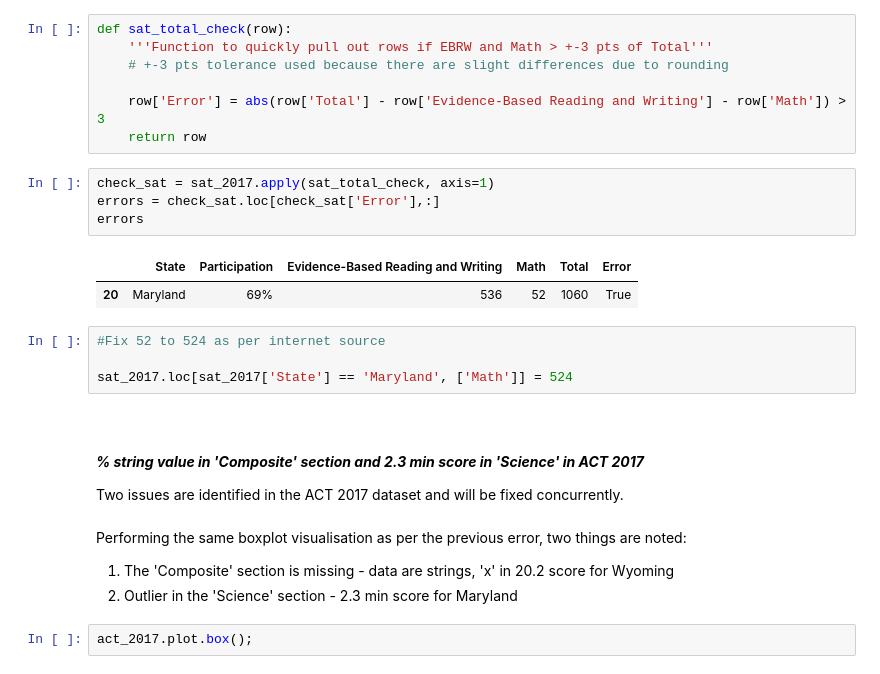
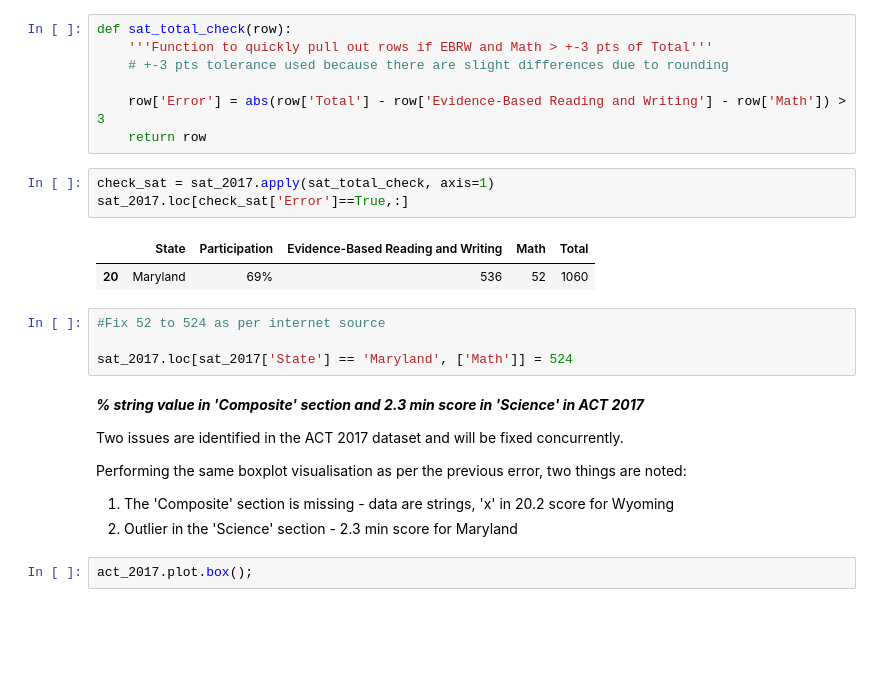
Before and after one commit to benpoh90/Projects, a Jupyter notebook: project_1/code/ben_poh_project_1.ipynb, the cells around one changed output. Cells and saved outputs as stored; diff of their text form; blank space fills up the shorter version.

```diff
--- a/project_1/code/ben_poh_project_1.ipynb
+++ b/project_1/code/ben_poh_project_1.ipynb
@@ -276,26 +265,23 @@ def sat_total_check(row):
     return row
 # %%
 check_sat = sat_2017.apply(sat_total_check, axis=1)
-errors = check_sat.loc[check_sat['Error'],:]
-errors
+sat_2017.loc[check_sat['Error']==True,:]
 # %% [output]
-|  | State | Participation | Evidence-Based Reading and Writing | Math | Total | Error |
-| 20 | Maryland | 69% | 536 | 52 | 1060 | True |
+|  | State | Participation | Evidence-Based Reading and Writing | Math | Total |
+| 20 | Maryland | 69% | 536 | 52 | 1060 |
 # %%
 #Fix 52 to 524 as per internet source
 
 sat_2017.loc[sat_2017['State'] == 'Maryland', ['Math']] = 524
-# %% [markdown]
-<br>
 # %% [markdown]
-
 ***% string value in 'Composite' section and 2.3 min score in 'Science' in ACT 2017***
 
 Two issues are identified in the ACT 2017 dataset and will be fixed concurrently.
+
+
+Performing the same boxplot visualisation as per the previous error, two things are noted:
+1. The 'Composite' section is missing - data are strings, 'x' in 20.2 score for Wyoming
+2. Outlier in the 'Science' section - 2.3 min score for Maryland
-# %% [markdown]
-Performing the same boxplot visualisation as per the previous error, two things are noted:
-1. The 'Composite' section is missing - data are strings, 'x' in 20.2 score for Wyoming
-2. Outlier in the 'Science' section - 2.3 min score for Maryland
 # %%
 act_2017.plot.box();
 # %% [output]
```
Also changed, not shown: parts of 60 cells of this notebook, 4 other files.
